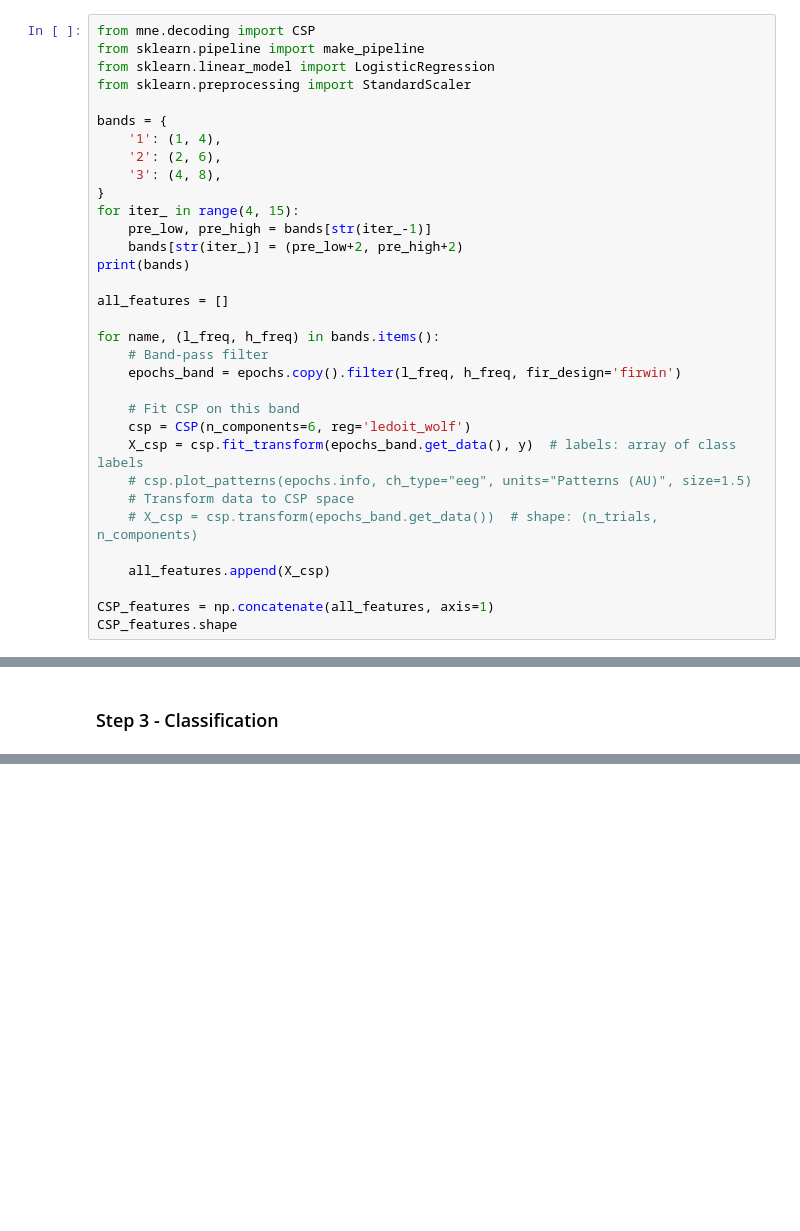
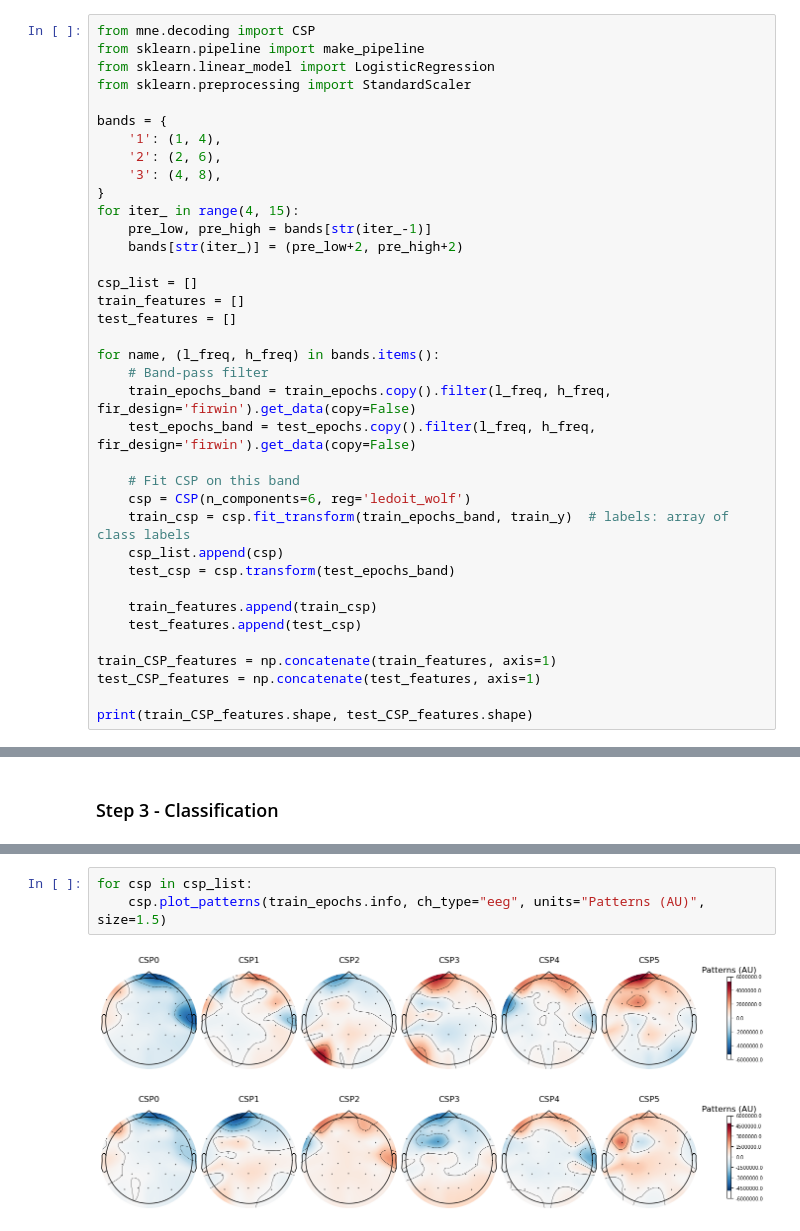
Before and after one commit to CCHENYUCHI/BCI-Final-Project-Group-6, a Jupyter notebook: feature_extraction.ipynb, the cells around one changed output, grey strips where cells are left out. Cells and saved outputs as stored; diff of their text form; blank space fills up the shorter version.

```diff
--- a/feature_extraction.ipynb
+++ b/feature_extraction.ipynb
@@ -130,25 +191,29 @@ bands = {
 for iter_ in range(4, 15):
     pre_low, pre_high = bands[str(iter_-1)]
     bands[str(iter_)] = (pre_low+2, pre_high+2)
-print(bands)
 
-all_features = []
+csp_list = []
+train_features = []
+test_features = []
 
 for name, (l_freq, h_freq) in bands.items():
     # Band-pass filter
-    epochs_band = epochs.copy().filter(l_freq, h_freq, fir_design='firwin')
+    train_epochs_band = train_epochs.copy().filter(l_freq, h_freq, fir_design='firwin').get_data(copy=False)
+    test_epochs_band = test_epochs.copy().filter(l_freq, h_freq, fir_design='firwin').get_data(copy=False)
 
     # Fit CSP on this band
     csp = CSP(n_components=6, reg='ledoit_wolf')
-    X_csp = csp.fit_transform(epochs_band.get_data(), y)  # labels: array of class labels
-    # csp.plot_patterns(epochs.info, ch_type="eeg", units="Patterns (AU)", size=1.5)
-    # Transform data to CSP space
-    # X_csp = csp.transform(epochs_band.get_data())  # shape: (n_trials, n_components)
+    train_csp = csp.fit_transform(train_epochs_band, train_y)  # labels: array of class labels
+    csp_list.append(csp)
+    test_csp = csp.transform(test_epochs_band)
 
-    all_features.append(X_csp)
+    train_features.append(train_csp)
+    test_features.append(test_csp)
 
-CSP_features = np.concatenate(all_features, axis=1)
-CSP_features.shape
+train_CSP_features = np.concatenate(train_features, axis=1)
+test_CSP_features = np.concatenate(test_features, axis=1)
+
+print(train_CSP_features.shape, test_CSP_features.shape)
 # %% [output]
 {'1': (1, 4), '2': (2, 6), '3': (4, 8), '4': (6, 10), '5': (8, 12), '6': (10, 14), '7': (12, 16), '8': (14, 18), '9': (16, 20), '10': (18, 22), '11': (20, 24), '12': (22, 26), '13': (24, 28), '14': (2 ...
 Setting up band-pass filter from 1 - 4 Hz
@@ -267,0 +381,6 @@ Classification accuracy: 0.9416666666666668 / Chance level: 0.510548523206751
+# %%
+for csp in csp_list:
+    csp.plot_patterns(train_epochs.info, ch_type="eeg", units="Patterns (AU)", size=1.5)
+# %% [output]
+[figure, added]
+[figure, added]
```
Also changed, not shown: parts of 9 cells of this notebook.
